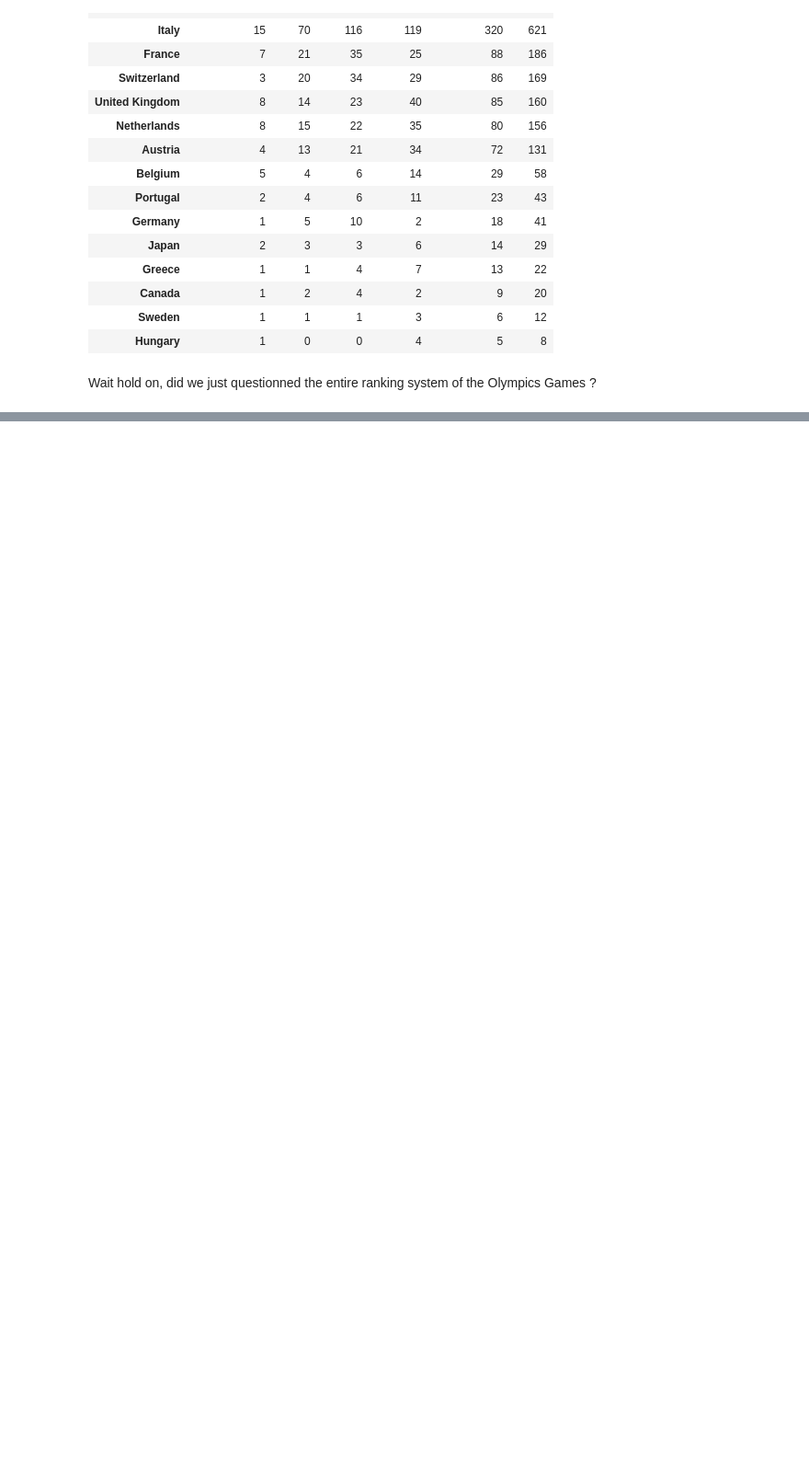
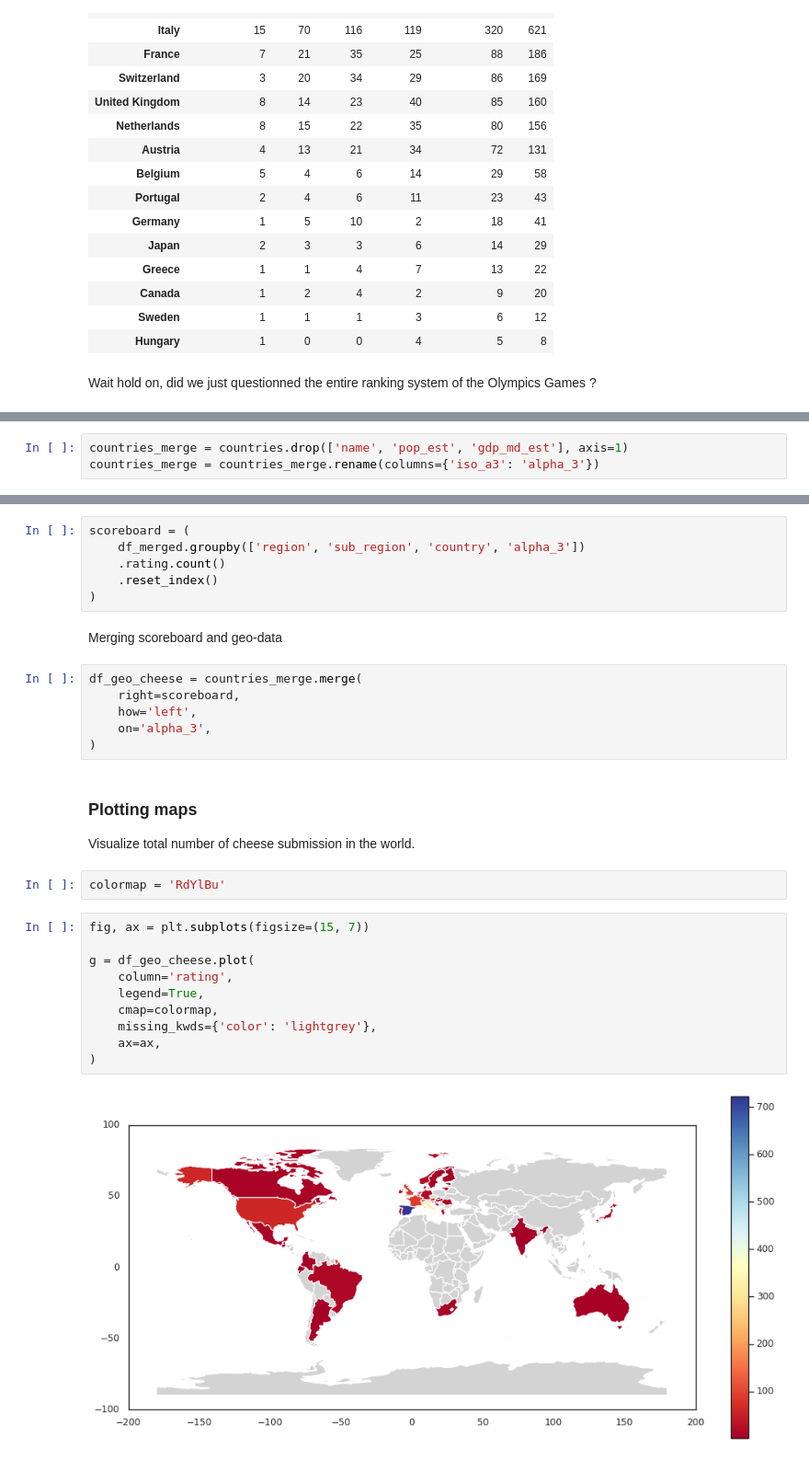
Before and after one commit to NanoClem/world-cheese-awards-analysis, a Jupyter notebook: world_cheese_awards_2021_EDA.ipynb, the cells around one changed output, grey strips where cells are left out. Shown at 92% size. Drawn from its saved outputs; the diff is of its cells as text; blank space fills up the shorter version.

```diff
--- a/world_cheese_awards_2021_EDA.ipynb
+++ b/world_cheese_awards_2021_EDA.ipynb
@@ -537,0 +593,3 @@ Wait hold on, did we just questionned the entire ranking system of the Olympics
+# %%
+countries_merge = countries.drop(['name', 'pop_est', 'gdp_md_est'], axis=1)
+countries_merge = countries_merge.rename(columns={'iso_a3': 'alpha_3'})
@@ -537,0 +598,32 @@ Wait hold on, did we just questionned the entire ranking system of the Olympics
+# %%
+scoreboard = (
+    df_merged.groupby(['region', 'sub_region', 'country', 'alpha_3'])
+    .rating.count()
+    .reset_index()
+)
+# %% [markdown]
+Merging scoreboard and geo-data
+# %%
+df_geo_cheese = countries_merge.merge(
+    right=scoreboard,
+    how='left',
+    on='alpha_3',
+)
+# %% [markdown]
+### Plotting maps
+
+Visualize total number of cheese submission in the world.
+# %%
+colormap = 'RdYlBu'
+# %%
+fig, ax = plt.subplots(figsize=(15, 7))
+
+g = df_geo_cheese.plot(
+    column='rating',
+    legend=True,
+    cmap=colormap,
+    missing_kwds={'color': 'lightgrey'},
+    ax=ax,
+)
+# %% [output]
+[figure, added]
```
Also changed, not shown: parts of 33 cells of this notebook.
